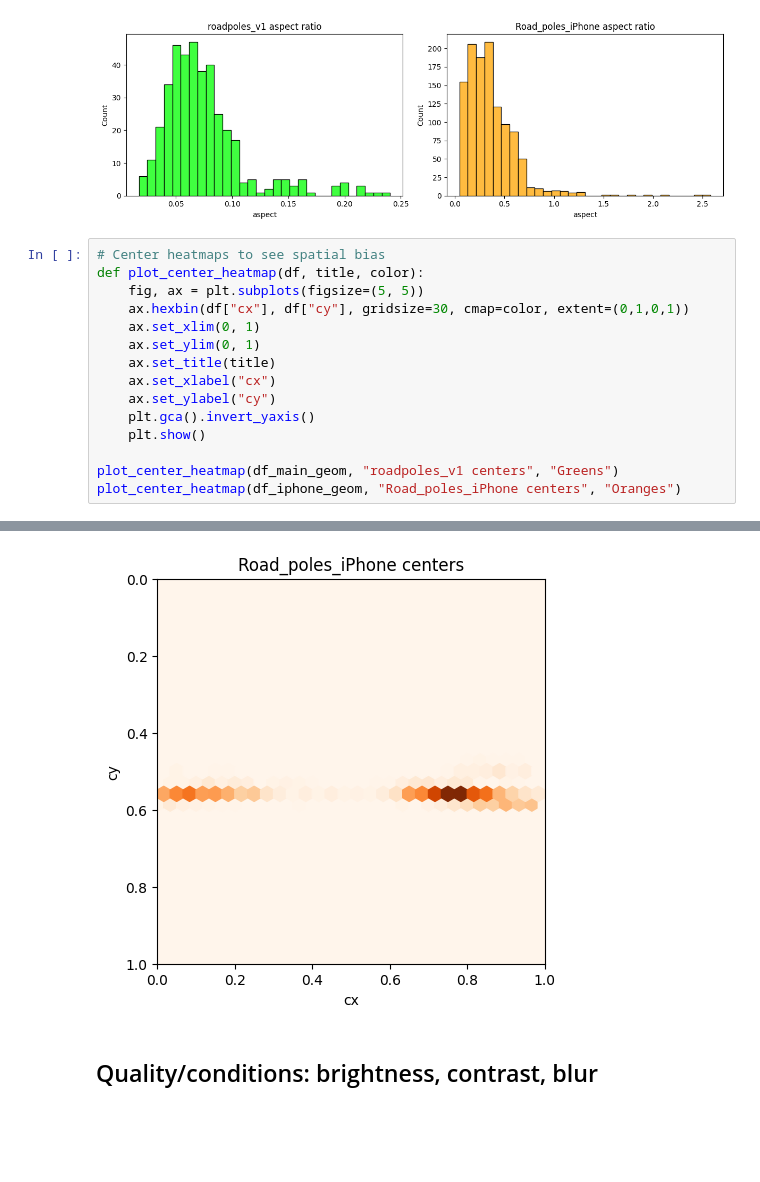
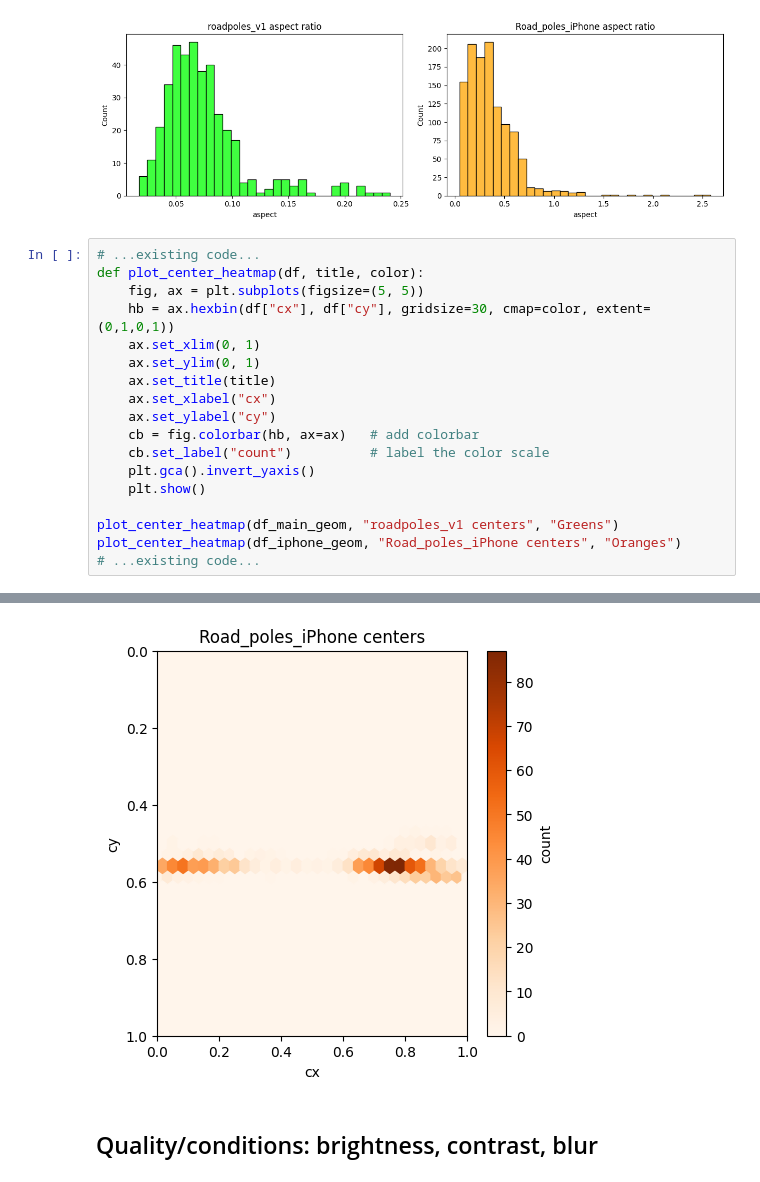
Before and after one commit to HesteBjorn/TDT17-snow-pole-detection, a Jupyter notebook: notebooks/exploration.ipynb, the cells around one changed output, grey strips where cells are left out. Drawn from its saved outputs; the diff is of its cells as text; blank space fills up the shorter version.

Commit message:
fix: add colorbar explaination to heatmaps

```diff
--- a/notebooks/exploration.ipynb
+++ b/notebooks/exploration.ipynb
@@ -200,18 +200,21 @@ plt.show()
 # %% [output]
 [figure]
 # %%
-# Center heatmaps to see spatial bias
+# ...existing code...
 def plot_center_heatmap(df, title, color):
     fig, ax = plt.subplots(figsize=(5, 5))
-    ax.hexbin(df["cx"], df["cy"], gridsize=30, cmap=color, extent=(0,1,0,1))
+    hb = ax.hexbin(df["cx"], df["cy"], gridsize=30, cmap=color, extent=(0,1,0,1))
     ax.set_xlim(0, 1)
     ax.set_ylim(0, 1)
     ax.set_title(title)
     ax.set_xlabel("cx")
     ax.set_ylabel("cy")
+    cb = fig.colorbar(hb, ax=ax)   # add colorbar
+    cb.set_label("count")          # label the color scale
     plt.gca().invert_yaxis()
     plt.show()
 
 plot_center_heatmap(df_main_geom, "roadpoles_v1 centers", "Greens")
 plot_center_heatmap(df_iphone_geom, "Road_poles_iPhone centers", "Oranges")
+# ...existing code...
 # %% [output]
@@ -219,4 +222,4 @@ plot_center_heatmap(df_iphone_geom, "Road_poles_iPhone centers", "Oranges")
-[figure, old version]
+[figure, new version]
 # %% [markdown]
 ## Quality/conditions: brightness, contrast, blur
 # %%
```
Also changed, not shown: parts of 1 cell of this notebook.
